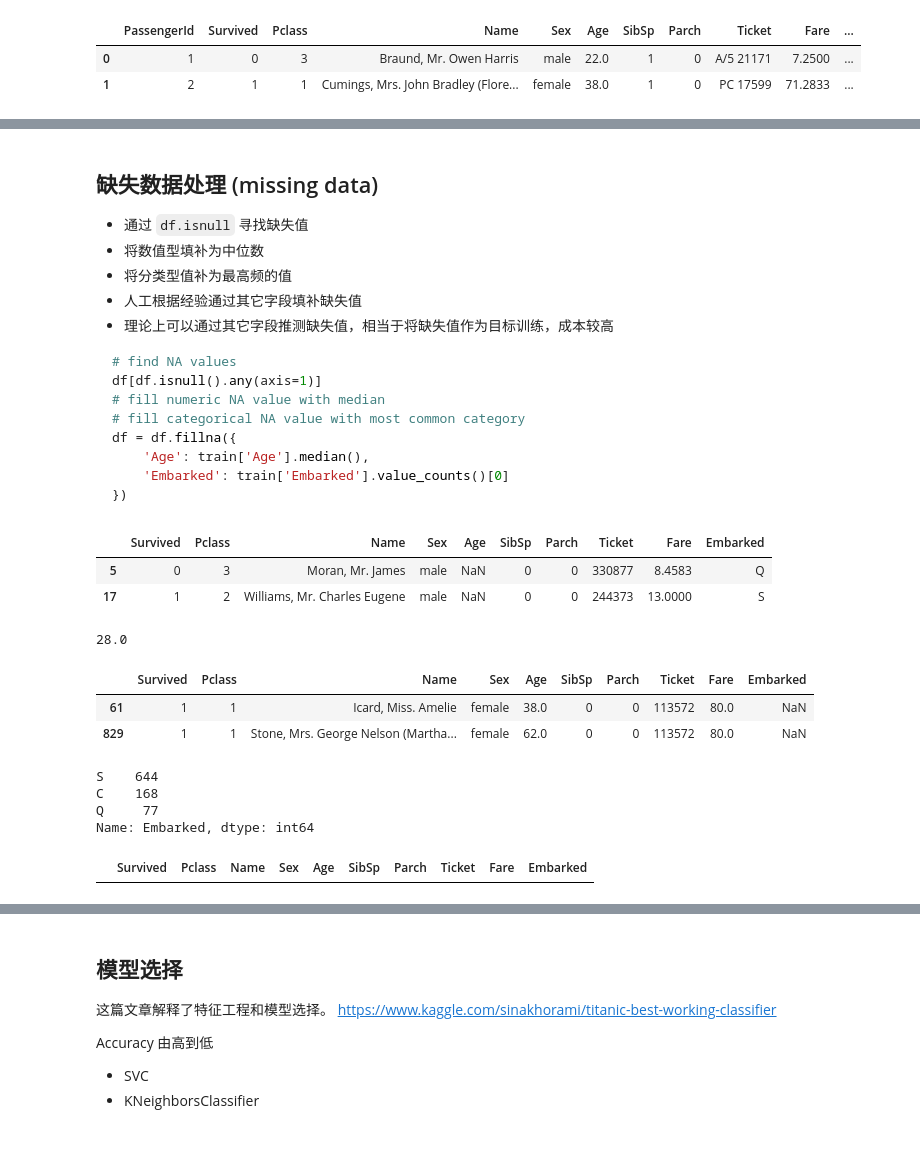
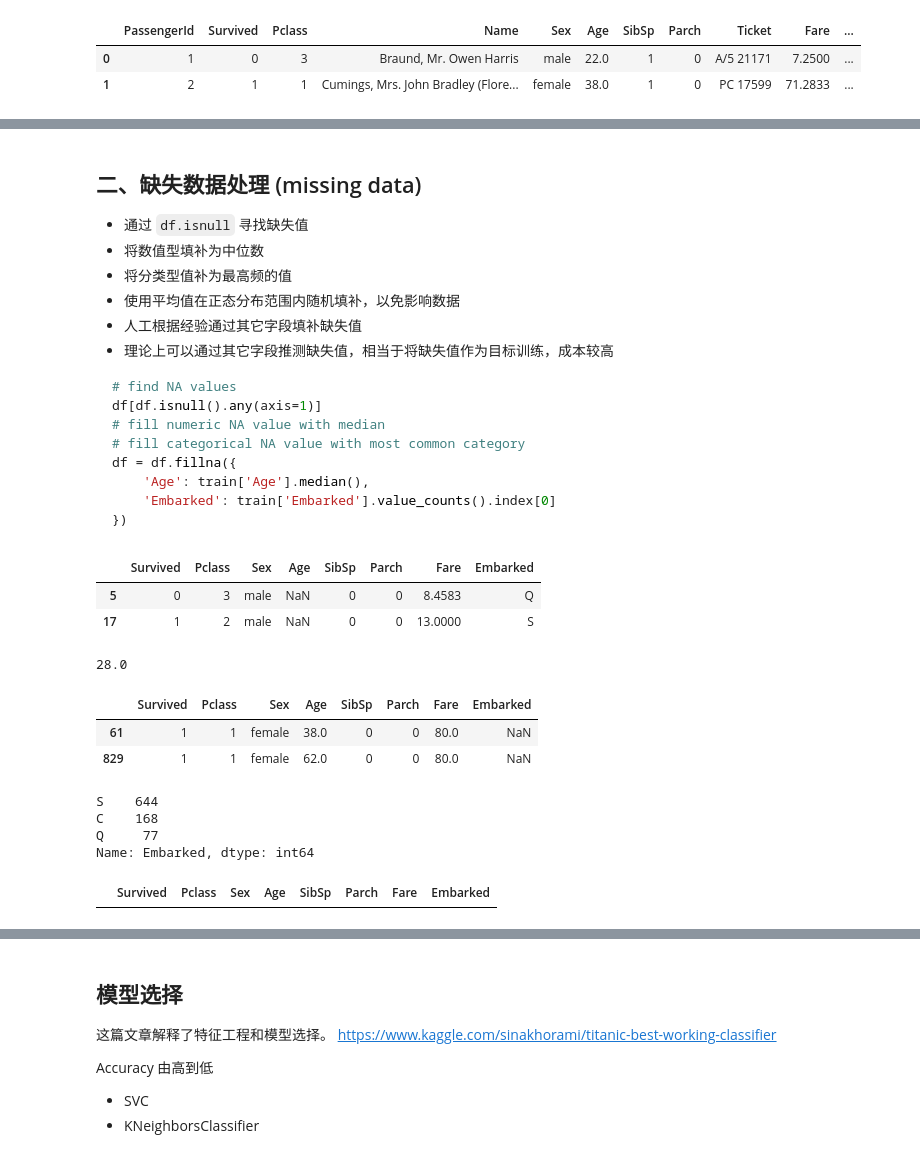
Before and after one commit to guileen/nd101, a Jupyter notebook: kaggle/kaggle_quickstart.ipynb, the cells around one changed output, grey strips where cells are left out. Saved outputs shown, nothing was run; the diff lists cells and outputs as text; code cells hidden in the pictures.

````diff
--- a/kaggle/kaggle_quickstart.ipynb
+++ b/kaggle/kaggle_quickstart.ipynb
@@ -21,8 +22,8 @@
 # %%
 import pandas as pd
-
-train = pd.read_csv('~/.kaggle/competitions/titanic/train.csv')
-test = pd.read_csv('~/.kaggle/competitions/titanic/test.csv')
+ROOT_PATH = '~/.kaggle/competitions/titanic/'
+train = pd.read_csv(ROOT_PATH + 'train.csv')
+test = pd.read_csv(ROOT_PATH + 'test.csv')
 train.head(2)
 # %% [output]
 |  | PassengerId | Survived | Pclass | Name | Sex | Age | SibSp | Parch | Ticket | Fare | ... |
@@ -31,9 +64,10 @@ train.head(2)
 # %% [markdown]
 
-## 缺失数据处理 (missing data)
+## 二、缺失数据处理 (missing data)
 * 通过 `df.isnull` 寻找缺失值
 * 将数值型填补为中位数
 * 将分类型值补为最高频的值
+* 使用平均值在正态分布范围内随机填补，以免影响数据
 * 人工根据经验通过其它字段填补缺失值
 * 理论上可以通过其它字段推测缺失值，相当于将缺失值作为目标训练，成本较高
 ```python
@@ -43,32 +77,33 @@ df[df.isnull().any(axis=1)]
 # fill categorical NA value with most common category
 df = df.fillna({
     'Age': train['Age'].median(),
-    'Embarked': train['Embarked'].value_counts()[0]
+    'Embarked': train['Embarked'].value_counts().index[0]
 })
 ```
 # %%
+PassengerIds = test['PassengerId']
 # Cabin Too much empty, PassengerId doesnt affect.
-train = train.drop(['Cabin', 'PassengerId'], axis=1)
-test = test.drop(['Cabin', 'PassengerId'], axis=1)
+train.drop(['Cabin', 'PassengerId', 'Ticket', 'Name'], axis=1, inplace=True)
+test.drop(['Cabin', 'PassengerId', 'Ticket', 'Name'], axis=1, inplace=True)
 # %%
 
 train[train.isnull().any(axis=1)].head(2)
 # %% [output]
-|  | Survived | Pclass | Name | Sex | Age | SibSp | Parch | Ticket | Fare | Embarked |
-| 5 | 0 | 3 | Moran, Mr. James | male | NaN | 0 | 0 | 330877 | 8.4583 | Q |
-| 17 | 1 | 2 | Williams, Mr. Charles Eugene | male | NaN | 0 | 0 | 244373 | 13.0000 | S |
+|  | Survived | Pclass | Sex | Age | SibSp | Parch | Fare | Embarked |
+| 5 | 0 | 3 | male | NaN | 0 | 0 | 8.4583 | Q |
+| 17 | 1 | 2 | male | NaN | 0 | 0 | 13.0000 | S |
 # %%
 train['Age'].median()
 # %% [output]
 28.0
 # %%
-train = train.fillna({'Age': train['Age'].median()})
-test = test.fillna({'Age': train['Age'].median()})
+train.fillna({'Age': train['Age'].median()}, inplace=True)
+test.fillna({'Age': train['Age'].median()}, inplace=True)
 train[train.isnull().any(axis=1)].head(2)
 # %% [output]
-|  | Survived | Pclass | Name | Sex | Age | SibSp | Parch | Ticket | Fare | Embarked |
-| 61 | 1 | 1 | Icard, Miss. Amelie | female | 38.0 | 0 | 0 | 113572 | 80.0 | NaN |
-| 829 | 1 | 1 | Stone, Mrs. George Nelson (Martha... | female | 62.0 | 0 | 0 | 113572 | 80.0 | NaN |
+|  | Survived | Pclass | Sex | Age | SibSp | Parch | Fare | Embarked |
+| 61 | 1 | 1 | female | 38.0 | 0 | 0 | 80.0 | NaN |
+| 829 | 1 | 1 | female | 62.0 | 0 | 0 | 80.0 | NaN |
 # %%
 train['Embarked'].value_counts()
 # %% [output]
@@ -77,11 +112,11 @@ C    168
 Q     77
 Name: Embarked, dtype: int64
 # %%
-train = train.fillna({'Embarked': train['Embarked'].value_counts()[0]})
-test = test.fillna({'Embarked': train['Embarked'].value_counts()[0]})
+train.fillna({'Embarked': train['Embarked'].value_counts().index[0]}, inplace=True)
+test.fillna({'Embarked': train['Embarked'].value_counts().index[0]}, inplace=True)
 train[train.isnull().any(axis=1)].head(2)
 # %% [output]
-|  | Survived | Pclass | Name | Sex | Age | SibSp | Parch | Ticket | Fare | Embarked |
+|  | Survived | Pclass | Sex | Age | SibSp | Parch | Fare | Embarked |
 # %%
 test[test.isnull().any(axis=1)].head(2)
 # %% [output]
````
Also changed, not shown: parts of 25 cells of this notebook.
